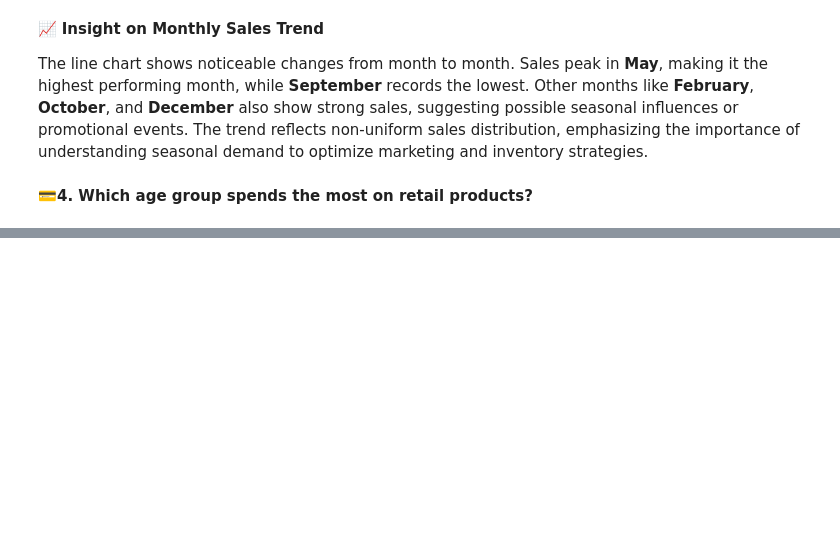
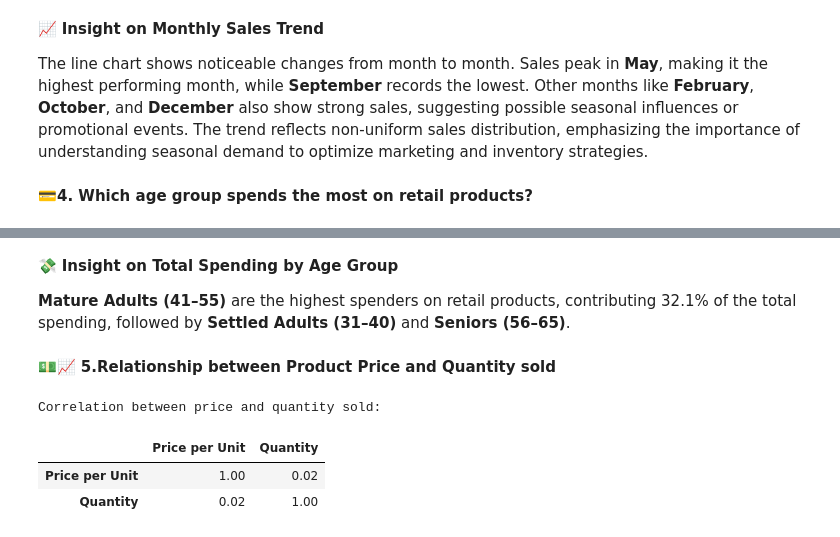
Before and after one commit to Amahianjoshua/Exploratory-Data-Analysis, a Jupyter notebook: Retail_sales_analysis.ipynb, the cells around one changed output, grey strips where cells are left out. Saved outputs shown, nothing was run; the diff lists cells and outputs as text; code cells hidden in the pictures; blank space fills up the shorter version.

```diff
--- a/Retail_sales_analysis.ipynb
+++ b/Retail_sales_analysis.ipynb
@@ -305,0 +297,16 @@ The line chart shows noticeable changes from month to month. Sales peak in **May
+# %% [markdown]
+💸 **Insight on Total Spending by Age Group**
+
+ **Mature Adults (41–55)** are the highest spenders on retail products, contributing 32.1% of the total spending, followed by **Settled Adults (31–40)** and **Seniors (56–65)**.
+# %% [markdown]
+💵📈 **5.Relationship between Product Price and Quantity sold**
+# %%
+correlation=df[['Price per Unit', 'Quantity']].corr().round(2)
+print("Correlation between price and quantity sold:")
+ddf=pd.DataFrame(correlation)
+ddf
+# %% [output]
+Correlation between price and quantity sold:
+|  | Price per Unit | Quantity |
+| Price per Unit | 1.00 | 0.02 |
+| Quantity | 0.02 | 1.00 |
```
Also changed, not shown: parts of 19 cells of this notebook, 3 other files.
